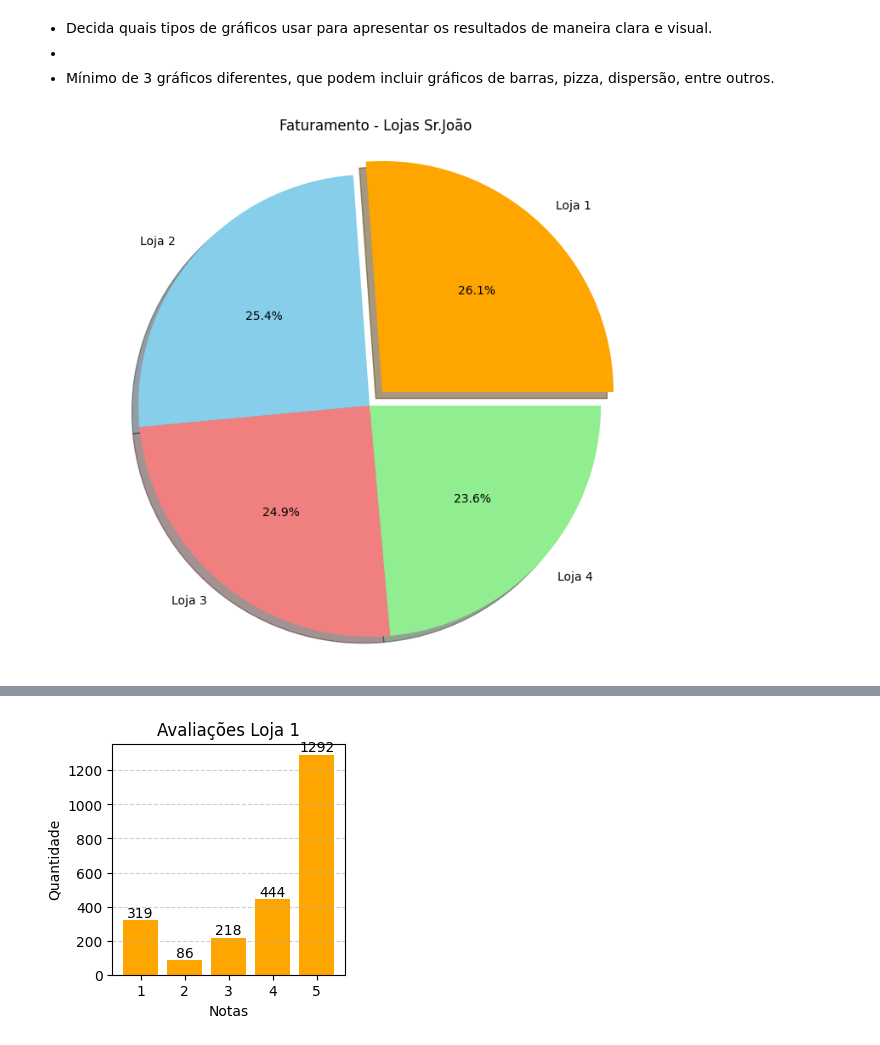
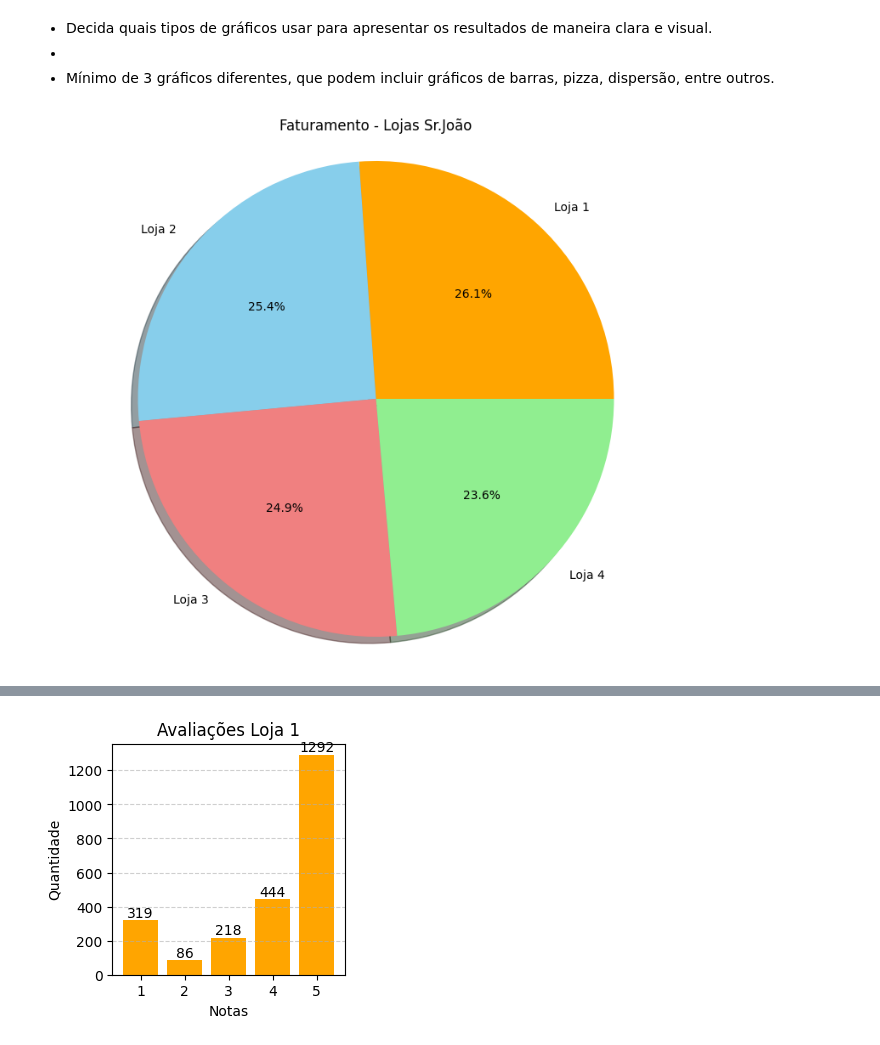
Before and after one commit to gabriel-schineider/challenge-alura-store, a Jupyter notebook: AluraStoreBr.ipynb, the cells around one changed output, grey strips where cells are left out. Saved outputs shown, nothing was run; the diff lists cells and outputs as text; code cells hidden in the pictures.

```diff
--- a/AluraStoreBr.ipynb
+++ b/AluraStoreBr.ipynb
@@ -435,23 +435,21 @@ import numpy as np
 # %%
 # Faturamento | Pie
 # Dados
 lojas_faturamentos = [tupla[0] for tupla in comparacao_faturamento_lojas.items()]
 faturamentos = [tupla[1] for tupla in comparacao_faturamento_lojas.items()]
 cores = ['orange', 'skyblue', 'lightcoral', 'lightgreen']
-explode = [0.08, 0, 0, 0]
 
 # Configurações do gráfico
 
 plt.figure(figsize=(10,8))
 plt.title('Faturamento - Lojas Sr.João')
 plt.pie(faturamentos,
         labels=lojas_faturamentos,
         colors=cores,
         autopct='%1.1f%%',
         startangle=0,
-        explode=explode,
         shadow=True)
 plt.axis('equal')
 plt.show()
 # %% [output]
-[figure, old version]
+[figure, new version]
```
Also changed, not shown: parts of 8 cells of this notebook.
